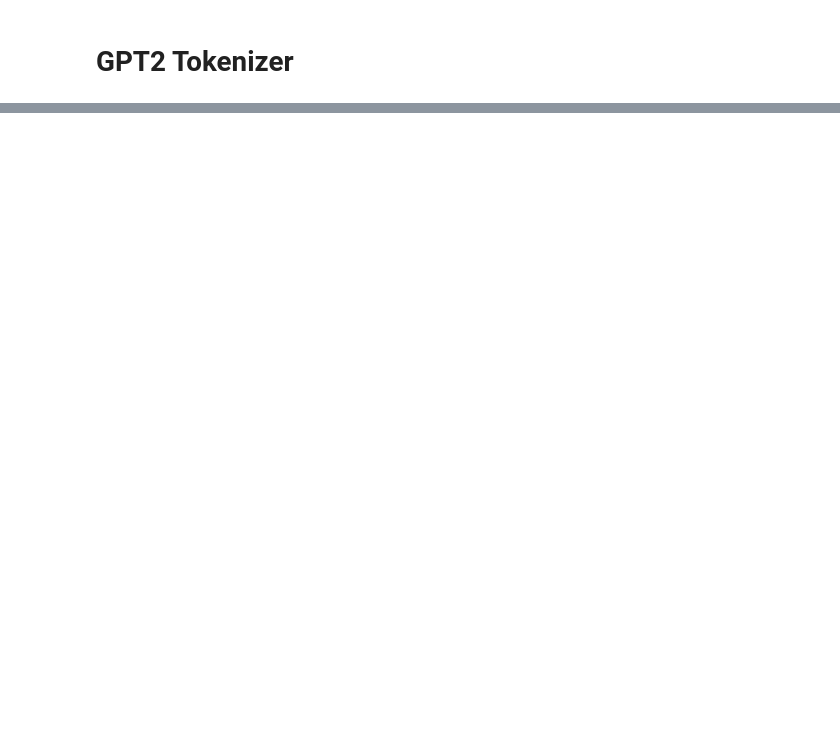
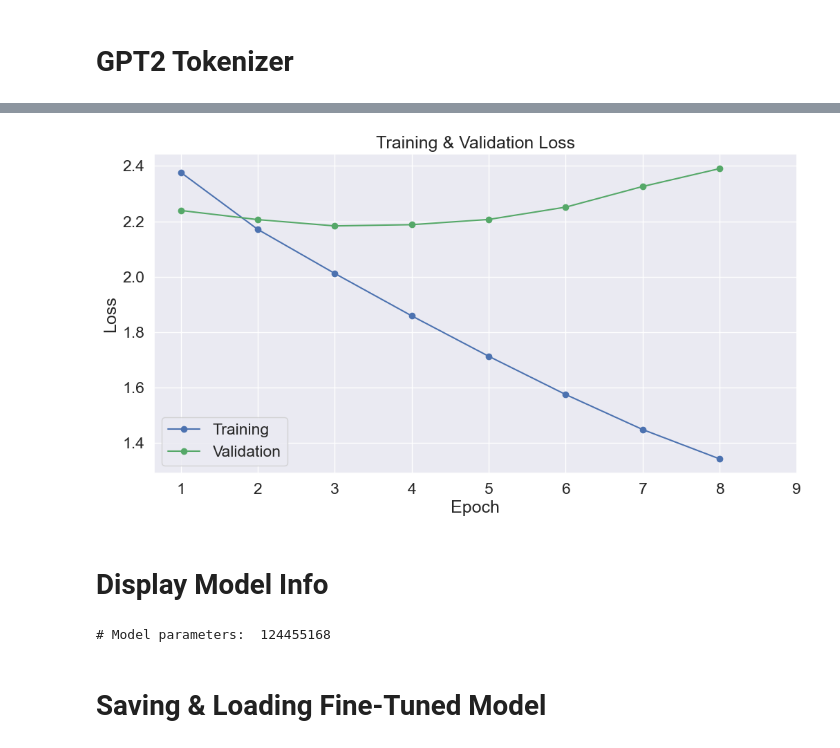
Before and after one commit to ece1786-2022/Fairytale, a Jupyter notebook: GPT2_finetuning.ipynb, the cells around one changed output, grey strips where cells are left out. Saved outputs shown, nothing was run; the diff lists cells and outputs as text; code cells hidden in the pictures; blank space fills up the shorter version.

Commit message:
finalize the GPT-2 model

```diff
--- a/GPT2_finetuning.ipynb
+++ b/GPT2_finetuning.ipynb
@@ -270,0 +286,9 @@ len(tokenizer)
+# %%
+optimizer = AdamW(model.parameters(), lr = learning_rate, eps = epsilon)
+# %%
+total_steps = len(train_dataloader) * epochs
+
+scheduler = get_linear_schedule_with_warmup(optimizer, num_warmup_steps = warmup_steps, num_training_steps = total_steps)
+# %%
+def format_time(elapsed):
+    return str(datetime.timedelta(seconds=int(round((elapsed)))))
@@ -270,0 +426,4 @@ len(tokenizer)
+# %%
+df_stats = pd.DataFrame(data=training_stats)
+df_stats = df_stats.set_index('epoch')
+df_stats
@@ -270,0 +441,24 @@ len(tokenizer)
+# %%
+# Use plot styling from seaborn.
+sns.set(style='darkgrid')
+
+# Increase the plot size and font size.
+sns.set(font_scale=1.5)
+plt.rcParams["figure.figsize"] = (12,6)
+
+# Plot the learning curve.
+plt.plot(df_stats['Training Loss'], 'b-o', label="Training")
+plt.plot(df_stats['Valid. Loss'], 'g-o', label="Validation")
+
+# Label the plot.
+plt.title("Training & Validation Loss")
+plt.xlabel("Epoch")
+plt.ylabel("Loss")
+plt.legend()
+plt.xticks([i+1 for i in range(1+len(df_stats['Training Loss']))])
+
+plt.show()
+# %% [output]
+[figure, added]
+# %% [markdown]
+# Display Model Info
@@ -270,0 +468,6 @@ len(tokenizer)
+# %%
+print("# Model parameters: ", count_parameters(model))
+# %% [output]
+# Model parameters:  124455168
+# %% [markdown]
+# Saving & Loading Fine-Tuned Model
```
Also changed, not shown: parts of 134 cells of this notebook.
